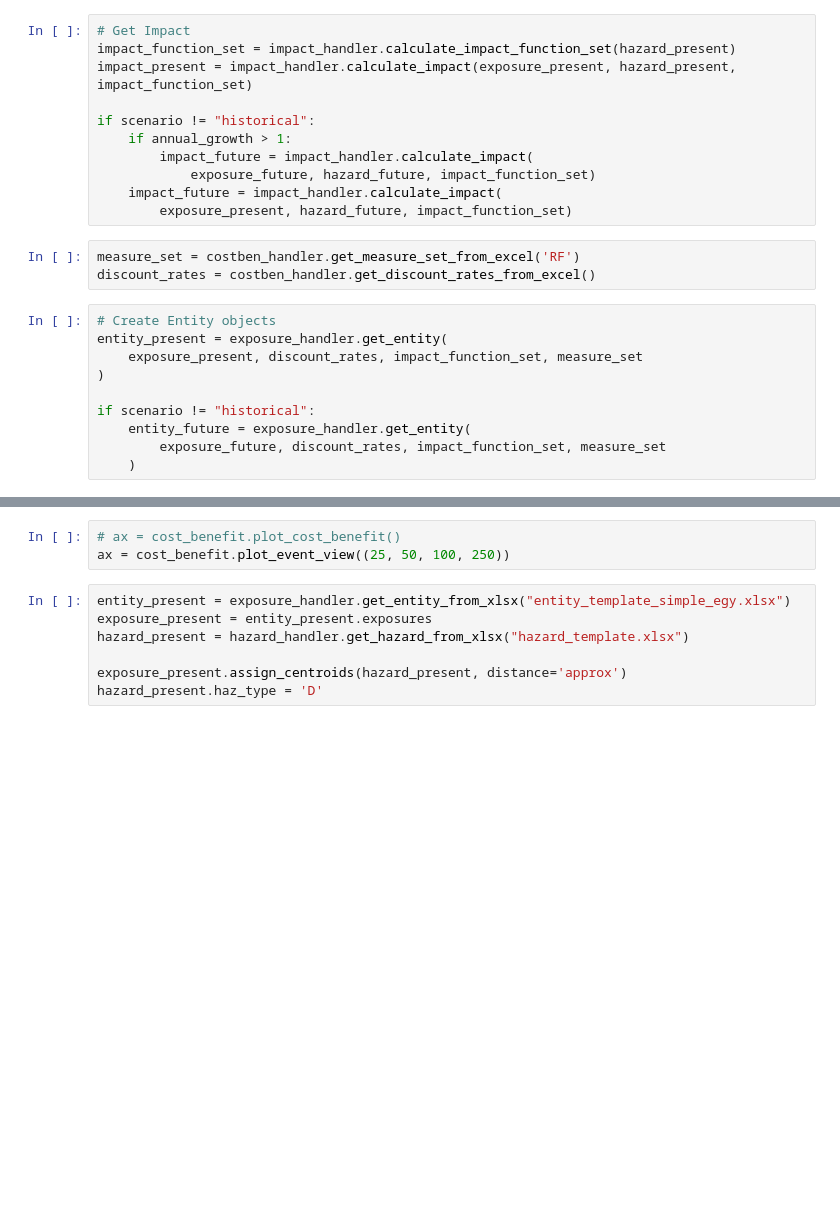
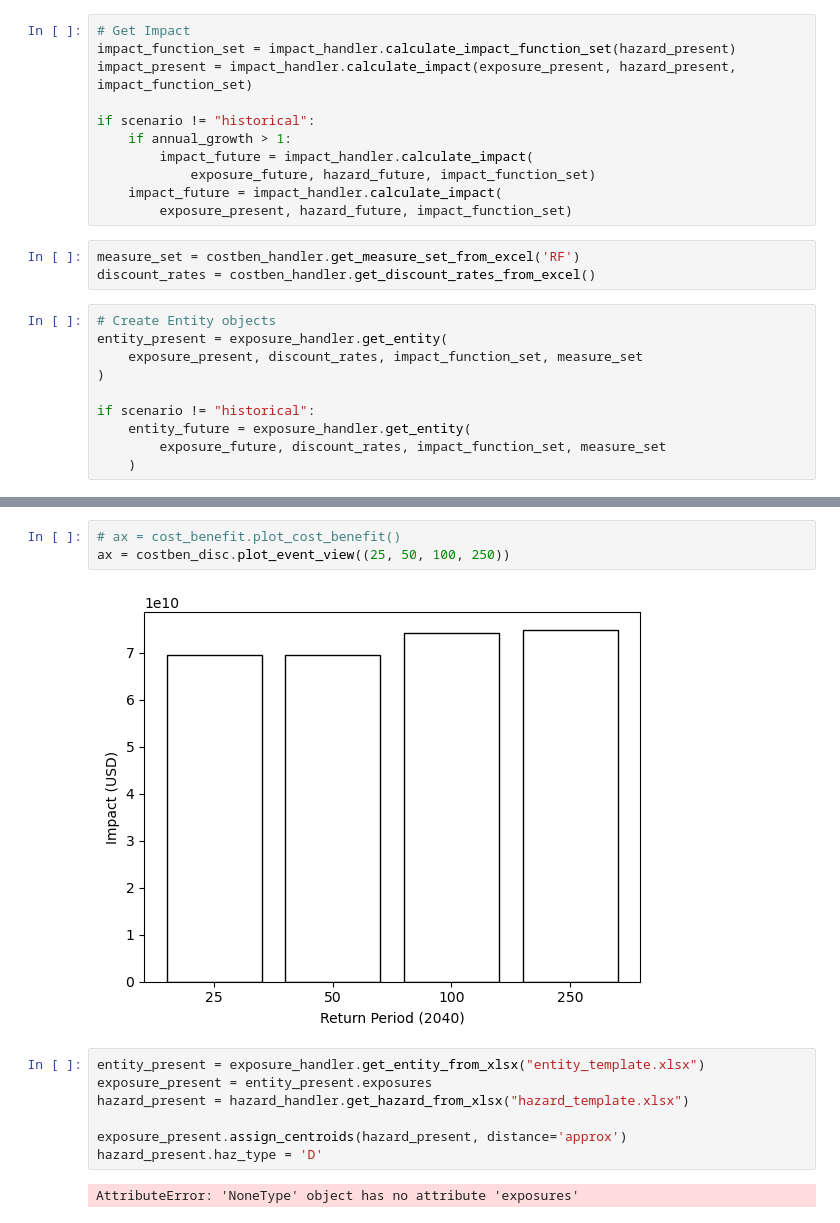
Before and after one commit to gkalomalos/ERA_projects_SWORD, a Jupyter notebook: backend/dev.ipynb, the cells around one changed output, grey strips where cells are left out. Drawn from its saved outputs; the diff is of its cells as text; blank space fills up the shorter version.

```diff
--- a/backend/dev.ipynb
+++ b/backend/dev.ipynb
@@ -225,10 +396,14 @@ costben_disc.calc(hazard_present, entity_present, haz_future=hazard_future, ent_
 # %%
 # ax = cost_benefit.plot_cost_benefit()
-ax = cost_benefit.plot_event_view((25, 50, 100, 250))
+ax = costben_disc.plot_event_view((25, 50, 100, 250))
+# %% [output]
+[figure, added]
 # %%
-entity_present = exposure_handler.get_entity_from_xlsx("entity_template_simple_egy.xlsx")
+entity_present = exposure_handler.get_entity_from_xlsx("entity_template.xlsx")
 exposure_present = entity_present.exposures
 hazard_present = hazard_handler.get_hazard_from_xlsx("hazard_template.xlsx")
 
 exposure_present.assign_centroids(hazard_present, distance='approx')
 hazard_present.haz_type = 'D'
+# %% [output]
+AttributeError: 'NoneType' object has no attribute 'exposures'
```
Also changed, not shown: parts of 7 cells of this notebook, 1 other file.
